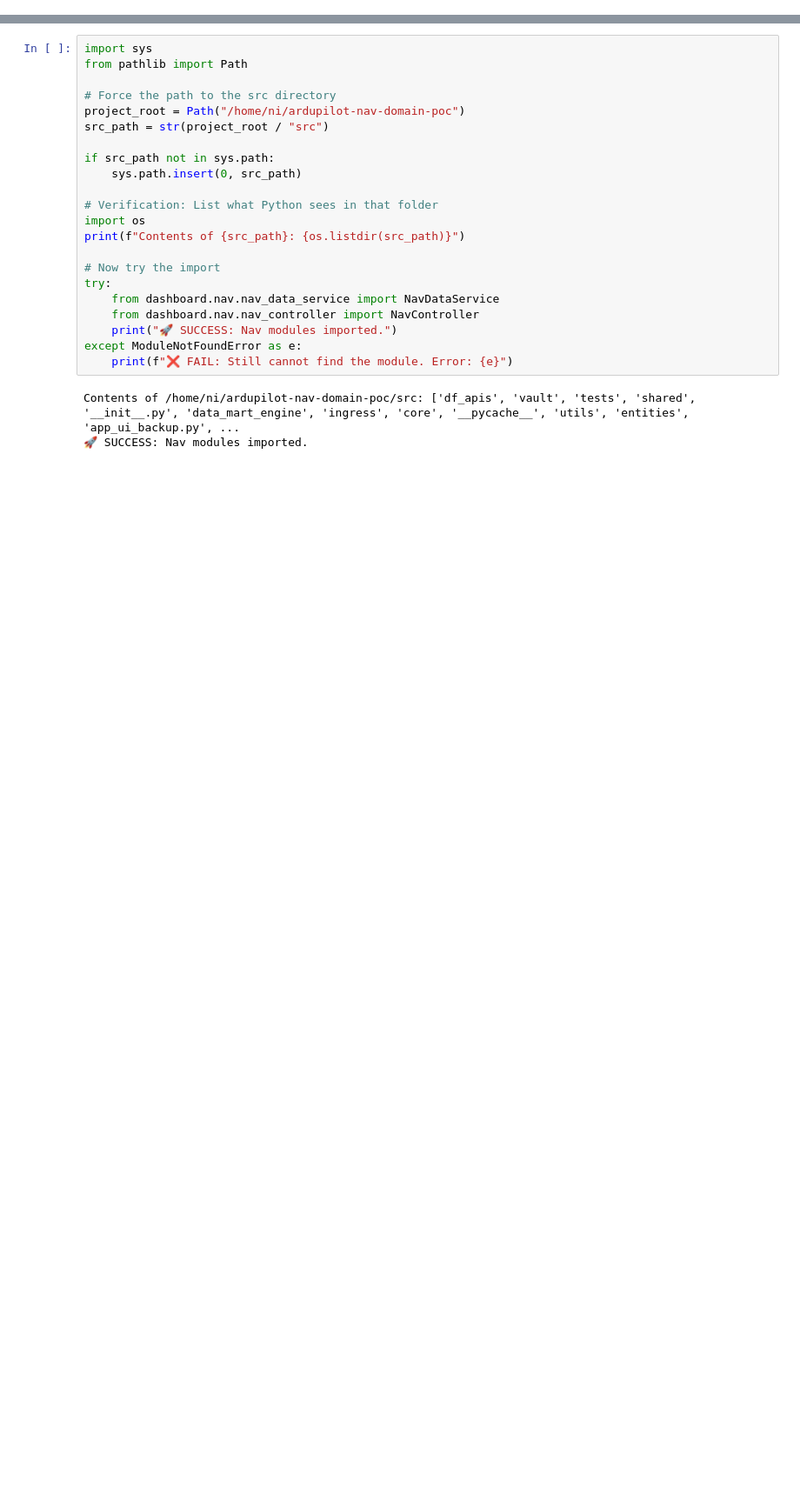
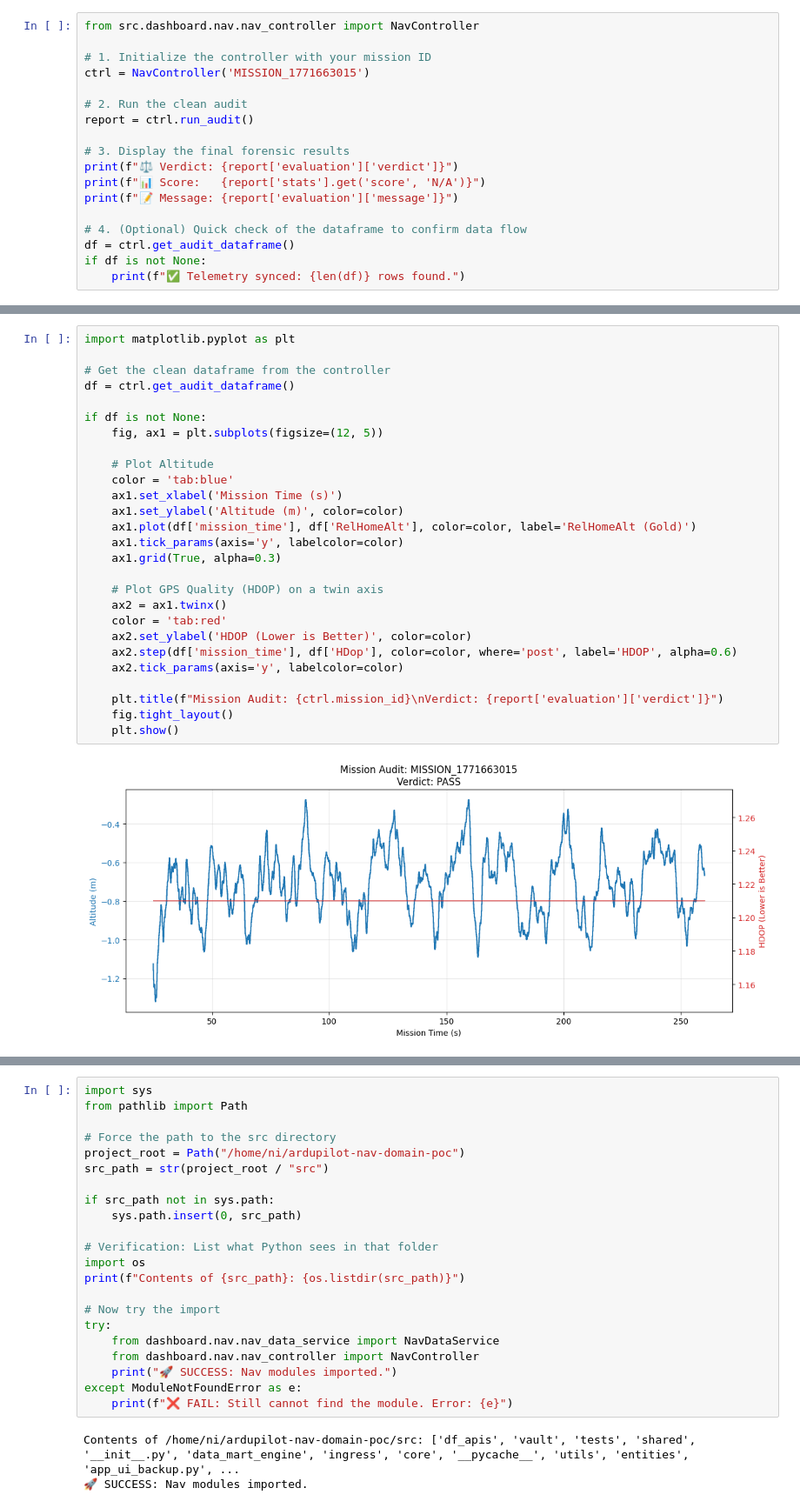
Before and after one commit to 7IQD/ardupilot-nav-domain-poc, a Jupyter notebook: src/dashboard/NAV_Scorecard_Analysis.ipynb, the cells around one changed output, grey strips where cells are left out. Shown at 87% size. Saved outputs shown, nothing was run; the diff lists cells and outputs as text; blank space fills up the shorter version.

```diff
--- a/src/dashboard/NAV_Scorecard_Analysis.ipynb
+++ b/src/dashboard/NAV_Scorecard_Analysis.ipynb
@@ -4,0 +314,18 @@ Audit Logic: Temporal Alignment & P95 Reliability Metric
+# %%
+from src.dashboard.nav.nav_controller import NavController
+
+# 1. Initialize the controller with your mission ID
+ctrl = NavController('MISSION_1771663015')
+
+# 2. Run the clean audit
+report = ctrl.run_audit()
+
+# 3. Display the final forensic results
+print(f"⚖️ Verdict: {report['evaluation']['verdict']}")
+print(f"📊 Score:   {report['stats'].get('score', 'N/A')}")
+print(f"📝 Message: {report['evaluation']['message']}")
+
+# 4. (Optional) Quick check of the dataframe to confirm data flow
+df = ctrl.get_audit_dataframe()
+if df is not None:
+    print(f"✅ Telemetry synced: {len(df)} rows found.")
@@ -4,0 +337,29 @@ Audit Logic: Temporal Alignment & P95 Reliability Metric
+# %%
+import matplotlib.pyplot as plt
+
+# Get the clean dataframe from the controller
+df = ctrl.get_audit_dataframe()
+
+if df is not None:
+    fig, ax1 = plt.subplots(figsize=(12, 5))
+
+    # Plot Altitude
+    color = 'tab:blue'
+    ax1.set_xlabel('Mission Time (s)')
+    ax1.set_ylabel('Altitude (m)', color=color)
+    ax1.plot(df['mission_time'], df['RelHomeAlt'], color=color, label='RelHomeAlt (Gold)')
+    ax1.tick_params(axis='y', labelcolor=color)
+    ax1.grid(True, alpha=0.3)
+
+    # Plot GPS Quality (HDOP) on a twin axis
+    ax2 = ax1.twinx()
+    color = 'tab:red'
+    ax2.set_ylabel('HDOP (Lower is Better)', color=color)
+    ax2.step(df['mission_time'], df['HDop'], color=color, where='post', label='HDOP', alpha=0.6)
+    ax2.tick_params(axis='y', labelcolor=color)
+
+    plt.title(f"Mission Audit: {ctrl.mission_id}\nVerdict: {report['evaluation']['verdict']}")
+    fig.tight_layout()
+    plt.show()
+# %% [output]
+[figure, added]
```
Also changed, not shown: parts of 28 cells of this notebook, 50 other files.
